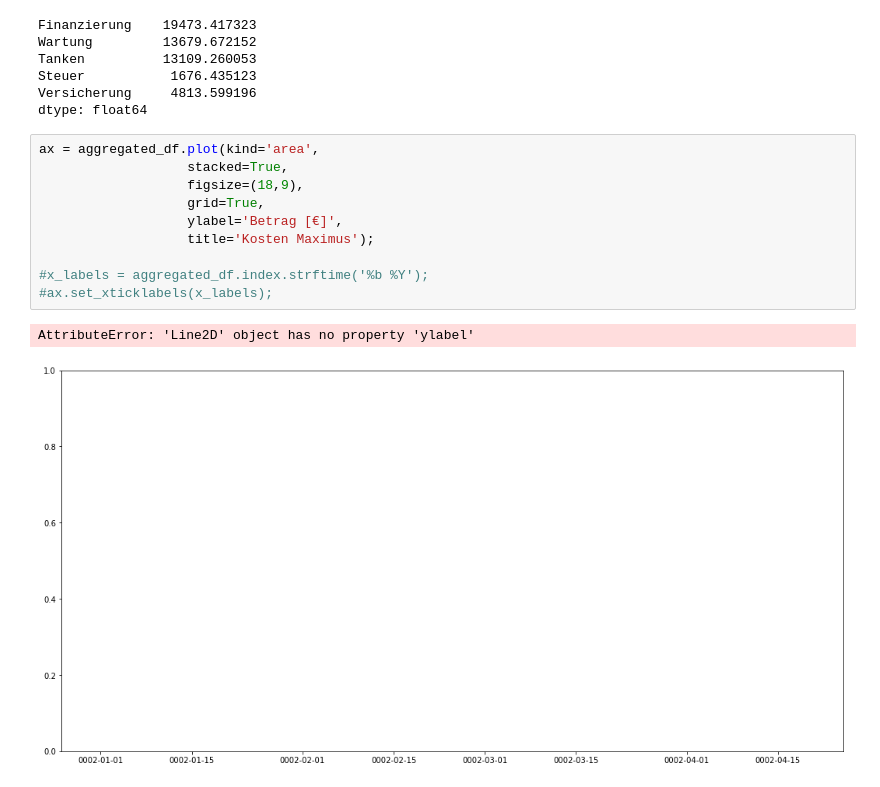
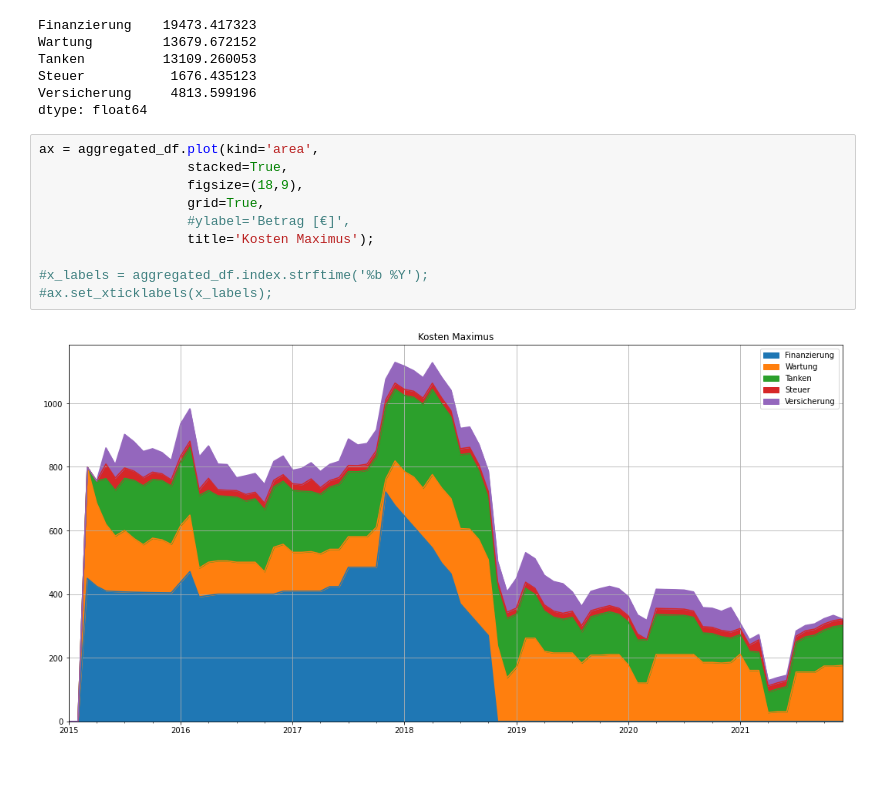
Before and after one commit to schorschie/car_cost_comparisons, a Jupyter notebook: Kostenabrechnung_Maximus.ipynb, the cells around one changed output. Drawn from its saved outputs; the diff is of its cells as text.

```diff
--- a/Kostenabrechnung_Maximus.ipynb
+++ b/Kostenabrechnung_Maximus.ipynb
@@ -119,13 +119,12 @@ dtype: float64
 # %%
 ax = aggregated_df.plot(kind='area',
                    stacked=True,
                    figsize=(18,9),
                    grid=True,
-                   ylabel='Betrag [€]',
+                   #ylabel='Betrag [€]',
                    title='Kosten Maximus');
 
 #x_labels = aggregated_df.index.strftime('%b %Y');
 #ax.set_xticklabels(x_labels);
 # %% [output]
-AttributeError: 'Line2D' object has no property 'ylabel'
-[figure, old version]
+[figure, new version]
```
Also changed, not shown: parts of 1 cell of this notebook, 5 other files.
